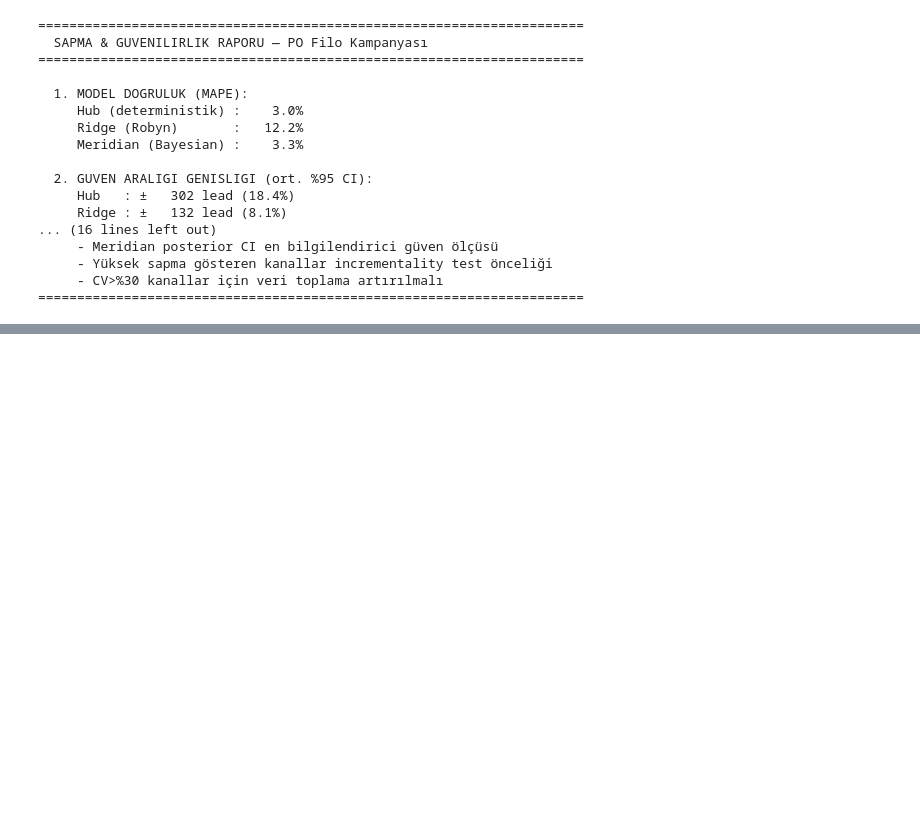
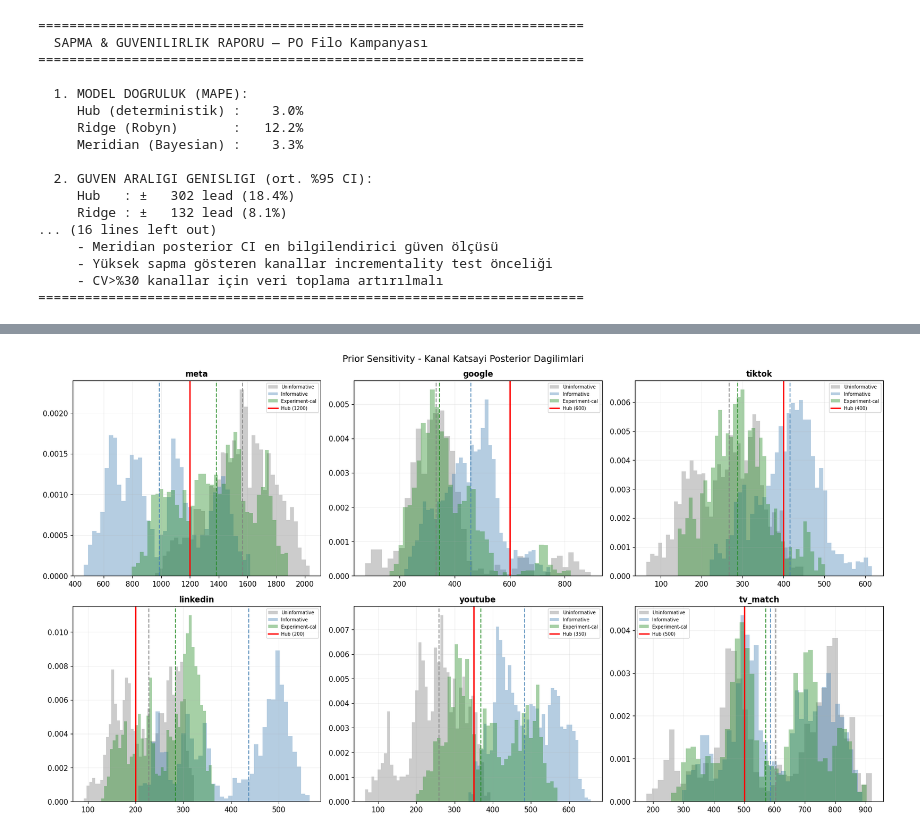
Before and after one commit to Growity-ai-lab/attribution-intelligence-hub, a Jupyter notebook: notebooks/04_robyn_comparison.ipynb, the cells around one changed output, grey strips where cells are left out. Saved outputs shown, nothing was run; the diff lists cells and outputs as text; code cells hidden in the pictures; blank space fills up the shorter version.

```diff
--- a/notebooks/04_robyn_comparison.ipynb
+++ b/notebooks/04_robyn_comparison.ipynb
@@ -880,0 +901,84 @@ print('=' * 70)
+# %%
+def bayesian_mmm_with_prior(X_feat, y, ch_names, prior_scale, prior_s,
+                            n_samples=3000, burn_in=500):
+    n_obs, n_ch = X_feat.shape
+    cur_beta = np.array([MAX_LIFT[ch] for ch in ch_names], dtype=float)
+    cur_int = BASELINE_LEADS
+    cur_sig = 80.0
+
+    def log_post(betas, intercept, sigma):
+        if sigma <= 0 or np.any(betas <= 0):
+            return -np.inf
+        lp = np.sum(lognorm.logpdf(betas, s=prior_s, scale=prior_scale))
+        lp += norm.logpdf(intercept, loc=120, scale=50)
+        lp += norm.logpdf(sigma, loc=0, scale=100)
+        pred = X_feat @ betas + intercept
+        lp += np.sum(norm.logpdf(y, loc=pred, scale=sigma))
+        return lp
+
+    samp_beta = np.zeros((n_samples, n_ch))
+    cur_logp = log_post(cur_beta, cur_int, cur_sig)
+    beta_sc = cur_beta * 0.02
+
+    np.random.seed(42)
+    for i in range(n_samples + burn_in):
+        pb = cur_beta + np.random.normal(0, beta_sc)
+        pi = cur_int + np.random.normal(0, 10)
+        ps = cur_sig + np.random.normal(0, 5)
+        pl = log_post(pb, pi, ps)
+        if np.log(np.random.uniform()) < pl - cur_logp:
+            cur_beta, cur_int, cur_sig = pb, pi, ps
+            cur_logp = pl
+        if i >= burn_in:
+            samp_beta[i - burn_in] = cur_beta
+    return samp_beta
+
+
+print('Prior Sensitivity Analizi (3 rejim x 3000 sample)...')
+prior_configs = {
+    'Uninformative': (1000, 1.0),
+    'Informative':   (500, 0.3),
+    'Experiment-cal': (500, 0.5),
+}
+
+prior_results = {}
+for name, (scale, s) in prior_configs.items():
+    samples = bayesian_mmm_with_prior(X_features, true_leads, channel_names, scale, s)
+    prior_results[name] = samples
+    print(f'  {name}: tamamlandi')
+
+fig, axes = plt.subplots(2, 3, figsize=(18, 10))
+for j, ch in enumerate(channel_names):
+    ax = axes[j // 3][j % 3]
+    for name, color in zip(prior_configs.keys(), ['gray', 'steelblue', 'forestgreen']):
+        samp = prior_results[name][:, j]
+        ax.hist(samp, bins=40, alpha=0.4, color=color, label=name, density=True)
+        ax.axvline(np.median(samp), color=color, linestyle='--', alpha=0.8)
+    ax.axvline(MAX_LIFT[ch], color='red', linestyle='-', linewidth=2, label=f'Hub ({MAX_LIFT[ch]:.0f})')
+    ax.set_title(ch, fontsize=12, fontweight='bold')
+    ax.legend(fontsize=7)
+    ax.grid(True, alpha=0.2)
+
+fig.suptitle('Prior Sensitivity - Kanal Katsayi Posterior Dagilimlari', fontsize=14)
+plt.tight_layout()
+plt.show()
+
+print('\nPrior Sensitivity (medyan katsayi):')
+header = f'{"Kanal":<12}'
+for name in prior_configs:
+    header += f' {name:>16}'
+header += f' {"Max Sapma":>12} {"Hassasiyet":>12}'
+print(header)
+print('-' * 80)
+for j, ch in enumerate(channel_names):
+    medians = [np.median(prior_results[name][:, j]) for name in prior_configs]
+    max_dev = max(medians) - min(medians)
+    mean_val = np.mean(medians)
+    sensitivity = max_dev / mean_val * 100 if mean_val > 0 else 0
+    row = f'{ch:<12}'
+    for m in medians:
+        row += f' {m:>16.0f}'
+    sens_label = 'DUSUK' if sensitivity < 15 else ('ORTA' if sensitivity < 30 else 'YUKSEK')
+    row += f' {max_dev:>11.0f}  {sens_label:>11}'
+    print(row)
+# %% [output]
@@ -880,0 +989 @@ print('=' * 70)
+[figure, added]
```
Also changed, not shown: parts of 11 cells of this notebook.
